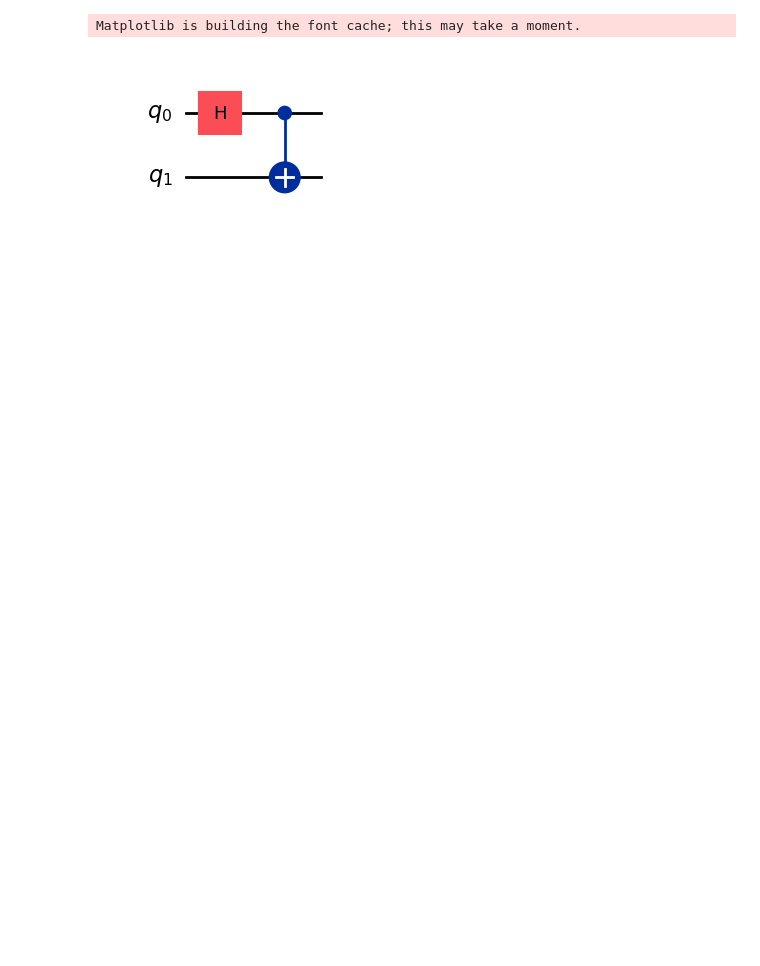
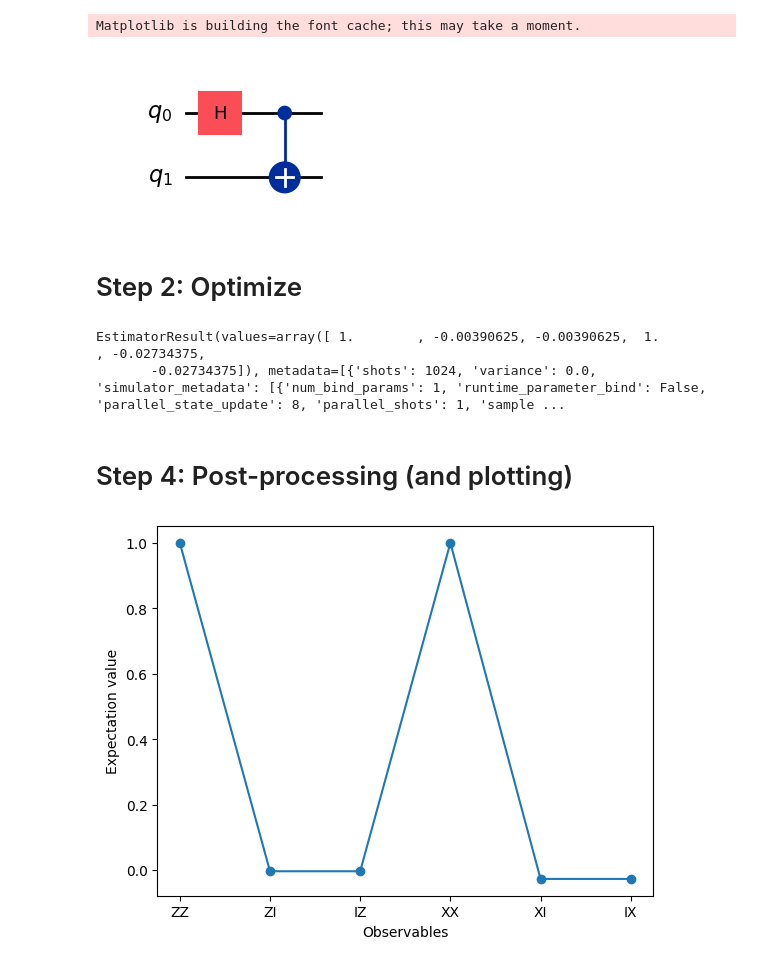
Before and after one commit to c0llinx/quantum-safe-cryptography, a Jupyter notebook: hello.ipynb, the cells around one changed output. Drawn from its saved outputs; the diff is of its cells as text; code cells hidden in the pictures; blank space fills up the shorter version.

```diff
--- a/hello.ipynb
+++ b/hello.ipynb
@@ -19,3 +21,7 @@ IZ = Pauli('IZ')
 XX = Pauli('XX')
 XI = Pauli('XI')
 IX = Pauli('IX')
+
+observables = [ZZ, ZI, IZ, XX, XI, IX]
+# %% [markdown]
+# Step 2: Optimize
@@ -21,0 +30,25 @@ IX = Pauli('IX')
+# %%
+from qiskit_aer.primitives import Estimator
+
+estimator = Estimator()
+
+job = estimator.run([qc] * len(observables), observables)
+
+job.result()
+# %% [output]
+EstimatorResult(values=array([ 1.        , -0.00390625, -0.00390625,  1.        , -0.02734375,
+       -0.02734375]), metadata=[{'shots': 1024, 'variance': 0.0, 'simulator_metadata': [{'num_bind_params': 1, 'runtime_parameter_bind': False, 'parallel_state_update': 8, 'parallel_shots': 1, 'sample ...
+# %% [markdown]
+# Step 4: Post-processing (and plotting)
+# %%
+import matplotlib.pyplot as plt
+
+data = ['ZZ', 'ZI', 'IZ', 'XX', 'XI', 'IX']
+values = job.result().values
+
+plt.plot(data, values, '-o')
+plt.xlabel('Observables')
+plt.ylabel('Expectation value')
+plt.show()
+# %% [output]
+[figure, added]
```
Also changed, not shown: parts of 2 cells of this notebook.
